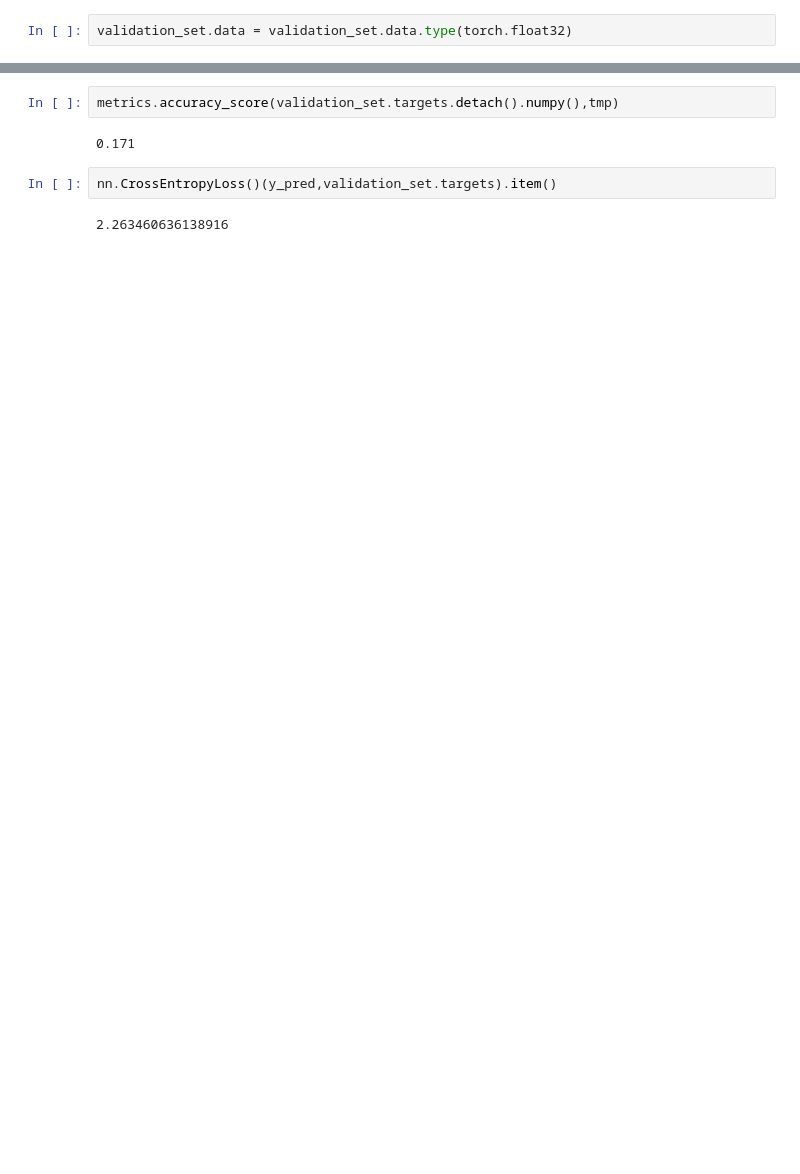
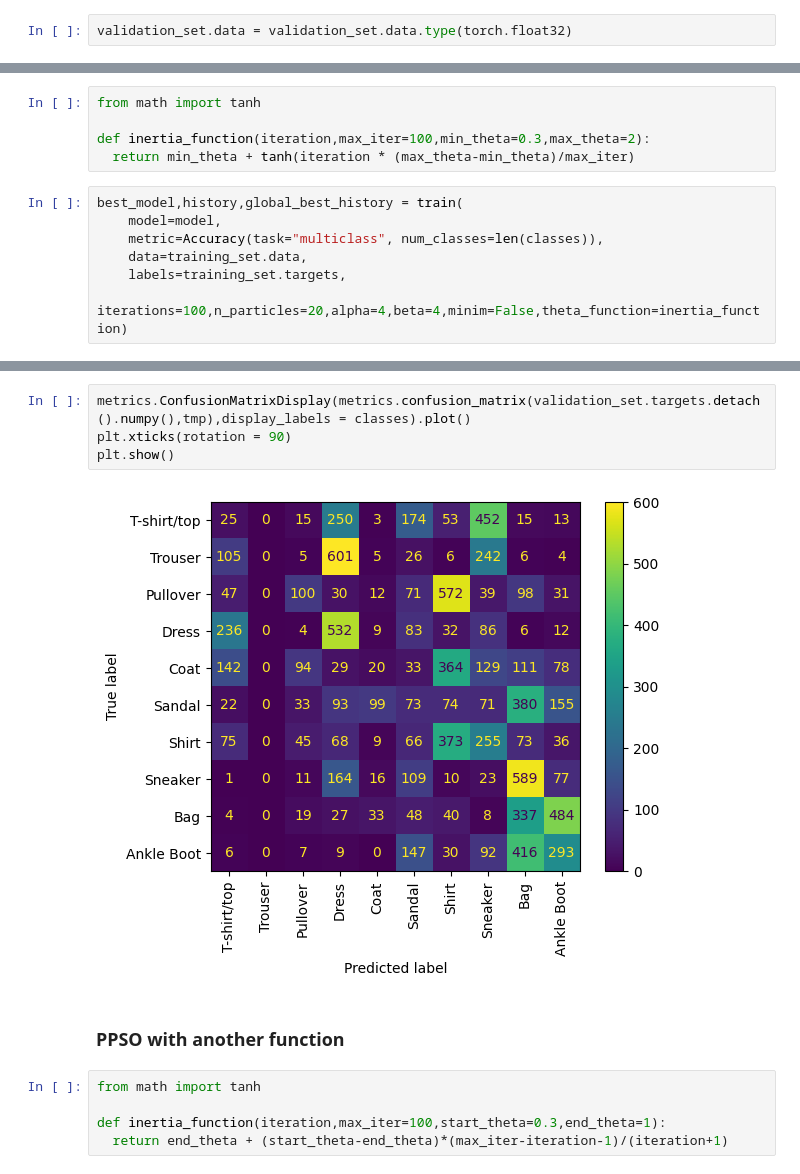
Before and after one commit to N0taName/NN-with-PSO-, a Jupyter notebook: PSO.ipynb, the cells around one changed output, grey strips where cells are left out. Drawn from its saved outputs; the diff is of its cells as text; blank space fills up the shorter version.

```diff
--- a/PSO.ipynb
+++ b/PSO.ipynb
@@ -128,0 +224,12 @@ tensor([[0., 0., 1.,  ..., 0., 1., 1.],
+# %%
+from math import tanh
+
+def inertia_function(iteration,max_iter=100,min_theta=0.3,max_theta=2):
+  return min_theta + tanh(iteration * (max_theta-min_theta)/max_iter)
+# %%
+best_model,history,global_best_history = train(
+    model=model,
+    metric=Accuracy(task="multiclass", num_classes=len(classes)),
+    data=training_set.data,
+    labels=training_set.targets,
+    iterations=100,n_particles=20,alpha=4,beta=4,minim=False,theta_function=inertia_function)
@@ -131,8 +264,13 @@ tmp = [torch.argmax(y_pred[i]) for i in range(len(y_pred))]
 # %%
-metrics.accuracy_score(validation_set.targets.detach().numpy(),tmp)
+metrics.ConfusionMatrixDisplay(metrics.confusion_matrix(validation_set.targets.detach().numpy(),tmp),display_labels = classes).plot()
+plt.xticks(rotation = 90)
+plt.show()
 # %% [output]
-0.171
+[figure, added]
-# %%
-nn.CrossEntropyLoss()(y_pred,validation_set.targets).item()
-# %% [output]
-2.263460636138916
+# %% [markdown]
+### PPSO with another function
+# %%
+from math import tanh
+
+def inertia_function(iteration,max_iter=100,start_theta=0.3,end_theta=1):
+  return end_theta + (start_theta-end_theta)*(max_iter-iteration-1)/(iteration+1)
```
Also changed, not shown: parts of 28 cells of this notebook.
